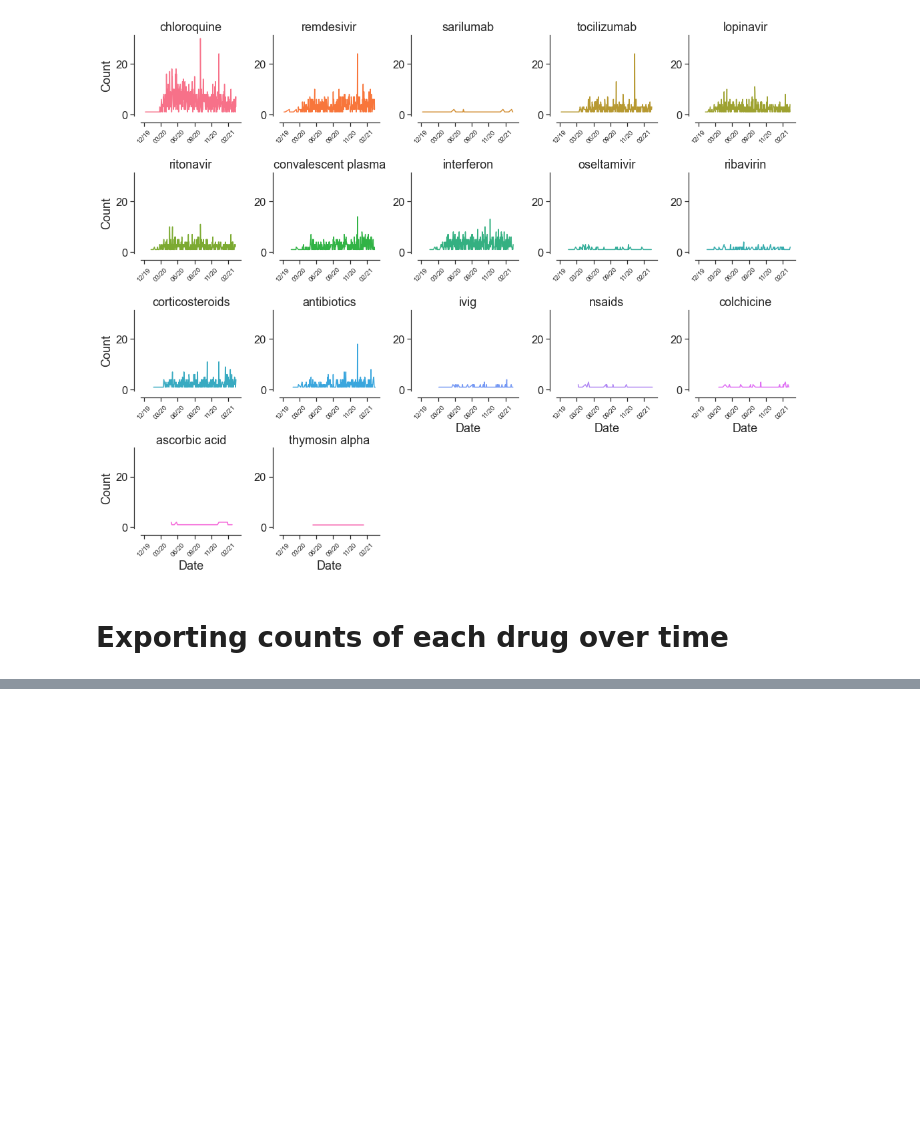
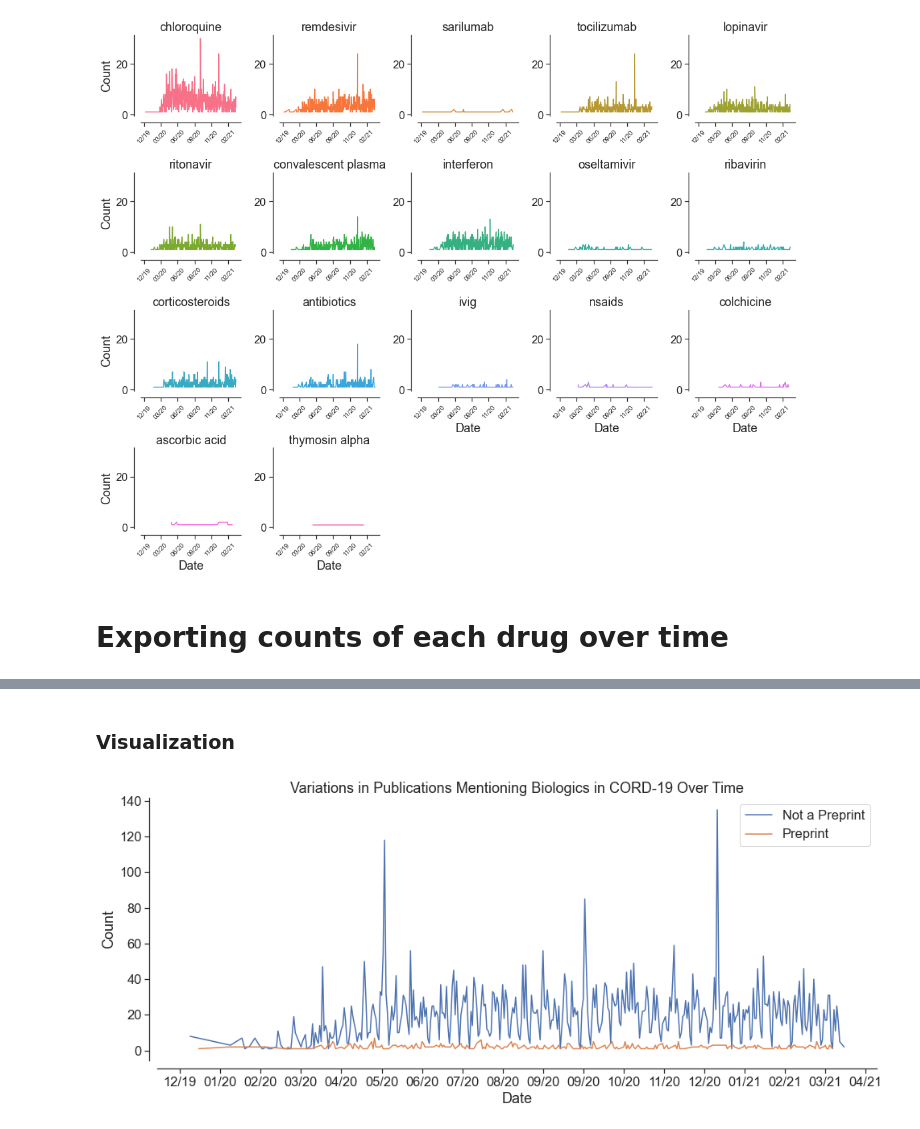
Before and after one commit to COVID19-DVRN/project_21_clinical_trials_during_covid_19_pandemic, a Jupyter notebook: cord_19/cord_19_vs_fda.ipynb, the cells around one changed output, grey strips where cells are left out. Cells and saved outputs as stored; diff of their text form; code cells hidden in the pictures; blank space fills up the shorter version.

Commit message:
Updated to include visualizations and flags for preprint vs. not a preprint.

```diff
--- a/cord_19/cord_19_vs_fda.ipynb
+++ b/cord_19/cord_19_vs_fda.ipynb
@@ -249,0 +262,3 @@ drug_date_count_no_hydroxy.to_csv("210403_drug_date_count_no_hydroxy.csv")
+# %%
+cord_19_covid_fda_journal = cord_19_covid_fda[cord_19_covid_fda.journal.notna()]
+cord_19_covid_fda_journal.shape #11,667
@@ -249,0 +267,3 @@ drug_date_count_no_hydroxy.to_csv("210403_drug_date_count_no_hydroxy.csv")
+# %%
+cord_19_covid_fda_journal["journal_processed"] = cord_19_covid_fda_journal.journal.str.lower()
+cord_19_covid_fda_journal["preprint_indicator"] = cord_19_covid_fda.journal_processed.isin(preprint_list).astype(int)
@@ -249,0 +282,2 @@ drug_date_count_no_hydroxy.to_csv("210403_drug_date_count_no_hydroxy.csv")
+# %%
+cord_19_covid_fda_journal_flag = cord_19_covid_fda_journal[["cord_uid", "preprint_indicator"]]
@@ -249,0 +288,7 @@ drug_date_count_no_hydroxy.to_csv("210403_drug_date_count_no_hydroxy.csv")
+# %%
+drug_date_df_no_hydroxy_preprint = drug_date_df_no_hydroxy.merge(cord_19_covid_fda_journal_flag,
+                                                                how = "left")
+date_count_preprint = drug_date_df_no_hydroxy_preprint.groupby(["date_date", "preprint_indicator"]).agg(func = "count")
+date_count_preprint = date_count_preprint.reset_index()
+date_count_preprint = date_count_preprint[date_count_preprint["date_date"] <= "2021-03-29"]
+date_count_preprint
@@ -249,0 +309,19 @@ drug_date_count_no_hydroxy.to_csv("210403_drug_date_count_no_hydroxy.csv")
+# %% [markdown]
+### Visualization
+# %%
+fig, ax = plt.subplots(figsize=(16, 6))
+sns.set_style("ticks")
+plot = sns.lineplot(data = date_count_preprint,
+                    x = "date_date",
+                    y = "drug",
+                   hue = "preprint_indicator")
+sns.despine(offset = 10)
+ax.set(xlabel="Date",
+       ylabel="Count",
+       title="Variations in Publications Mentioning Biologics in CORD-19 Over Time")
+ax.xaxis.set_major_locator(mdates.WeekdayLocator(interval=4))
+ax.xaxis.set_major_formatter(DateFormatter("%m/%y"))
+ax.legend(labels=["Not a Preprint", "Preprint"])
+#ax.figure.savefig("210403_drug_time_preprint.tiff")
+# %% [output]
+[figure, added]
```
Also changed, not shown: parts of 16 cells of this notebook.
